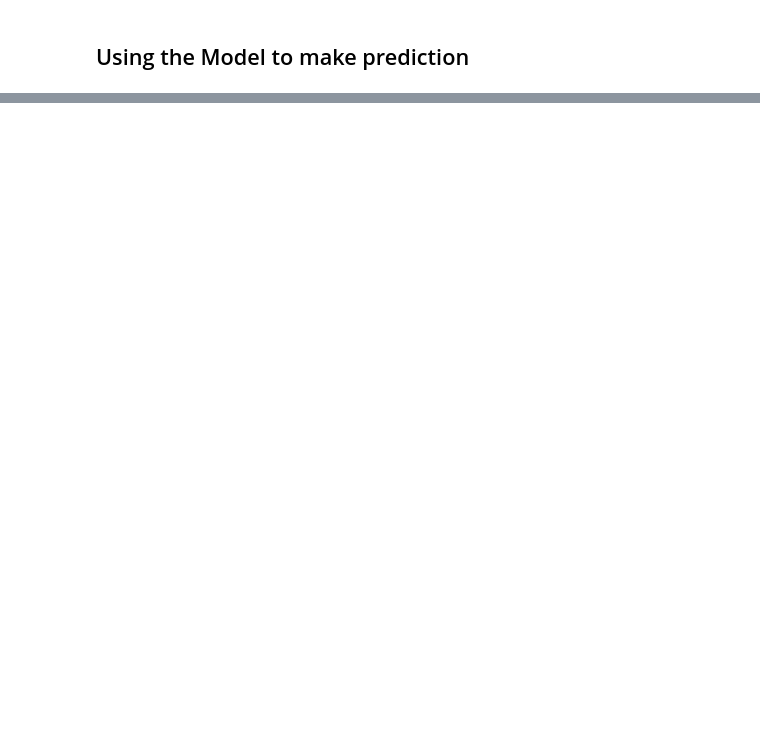
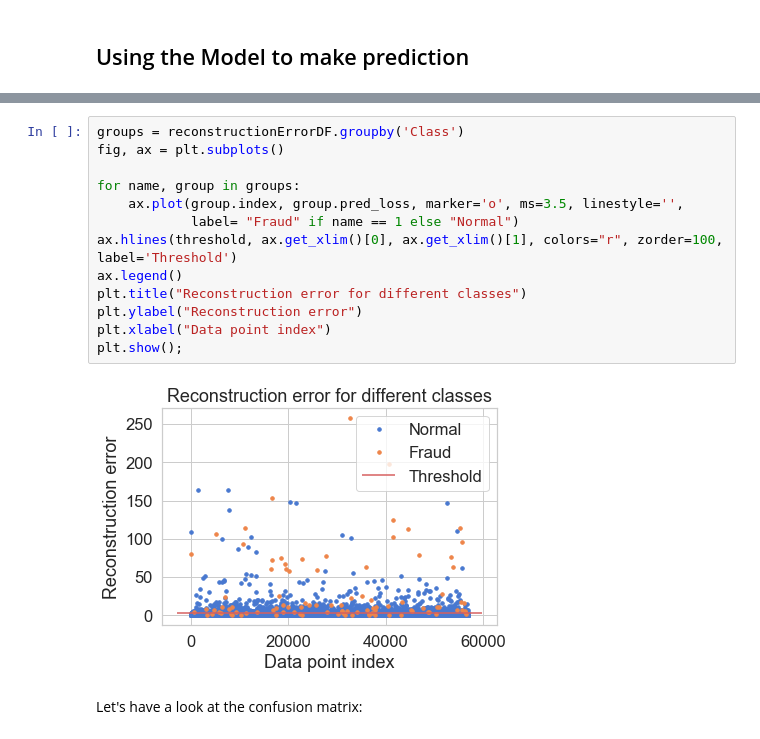
Before and after one commit to vimalkansal/credit_card_fraud_detection, a Jupyter notebook: project/credit_card_fraud_detection.ipynb, the cells around one changed output, grey strips where cells are left out. Cells and saved outputs as stored; diff of their text form; blank space fills up the shorter version.

```diff
--- a/project/credit_card_fraud_detection.ipynb
+++ b/project/credit_card_fraud_detection.ipynb
@@ -396 +422,18 @@ plt.show()
+# %%
+groups = reconstructionErrorDF.groupby('Class')
+fig, ax = plt.subplots()
+
+for name, group in groups:
+    ax.plot(group.index, group.pred_loss, marker='o', ms=3.5, linestyle='',
+            label= "Fraud" if name == 1 else "Normal")
+ax.hlines(threshold, ax.get_xlim()[0], ax.get_xlim()[1], colors="r", zorder=100, label='Threshold')
+ax.legend()
+plt.title("Reconstruction error for different classes")
+plt.ylabel("Reconstruction error")
+plt.xlabel("Data point index")
+plt.show();
+# %% [output]
+[figure, added]
+# %% [markdown]
+ Let's have a look at the confusion matrix:
 # %%
```
Also changed, not shown: parts of 13 cells of this notebook.
